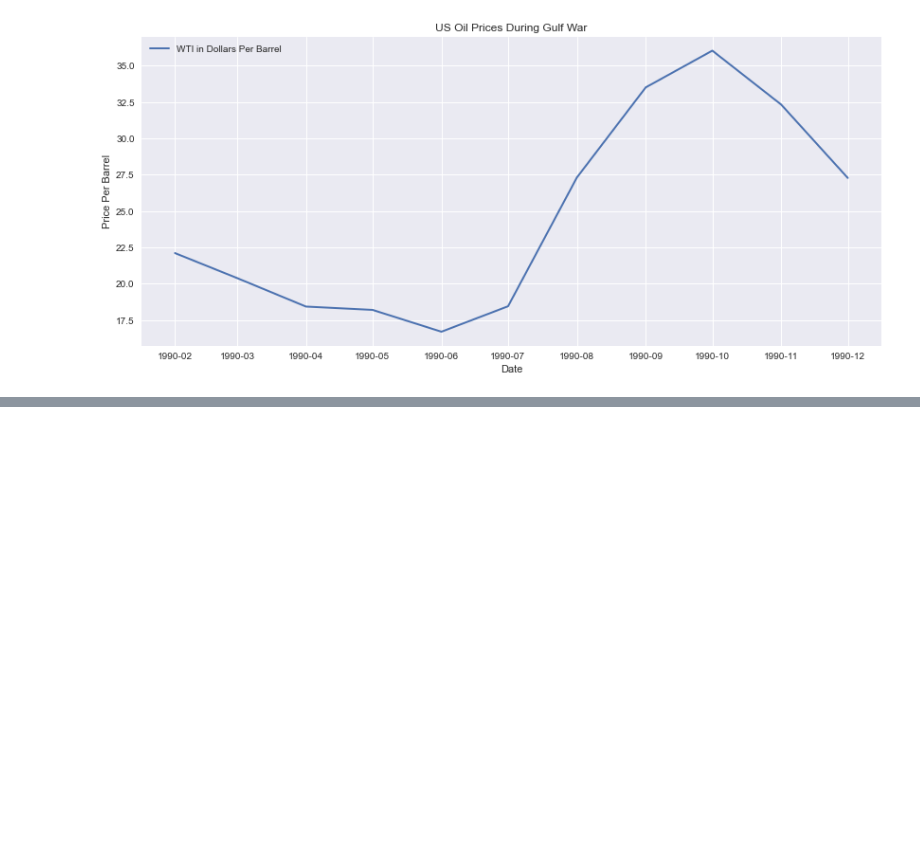
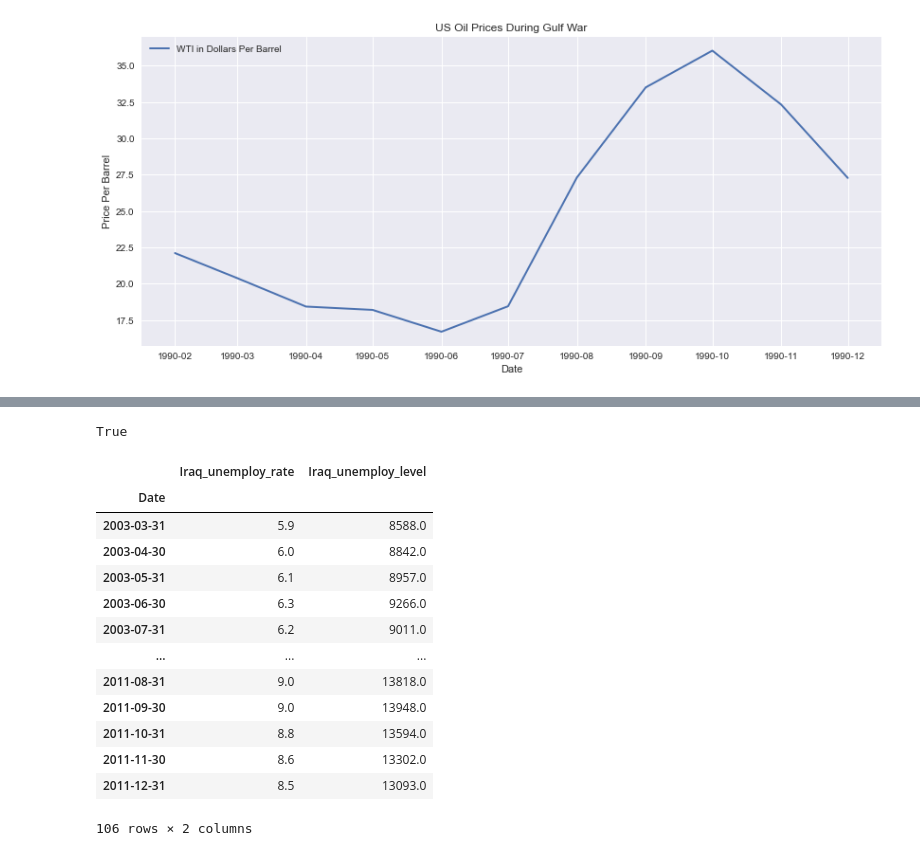
Before and after one commit to lrb924/Collateral_Damage, a Jupyter notebook: darius.ipynb, the cells around one changed output, grey strips where cells are left out. Saved outputs shown, nothing was run; the diff lists cells and outputs as text; code cells hidden in the pictures; blank space fills up the shorter version.

```diff
--- a/darius.ipynb
+++ b/darius.ipynb
@@ -146,0 +147,5 @@ plot_graph(iraq_oil, title="US Oil Prices During War in Iraq", y_label="Price Pe
+# %%
+# Load .env environment variables
+load_dotenv()
+# %% [output]
+True
@@ -146,0 +158,23 @@ plot_graph(iraq_oil, title="US Oil Prices During War in Iraq", y_label="Price Pe
+# %%
+# Get unemployment data during the war in Iraq
+
+iraq_unemp_df = quandl.get(["FRED/UNRATE", "FRED/UNEMPLOY"], trim_start = "2003-03-1", trim_end="2011-12-15", collapse = 'monthly')
+iraq_unemp_df.columns = ['Iraq_unemploy_rate', 'Iraq_unemploy_level']
+
+
+iraq_unemp_df
+# %% [output]
+|  | Iraq_unemploy_rate | Iraq_unemploy_level |
+| Date |  |  |
+| 2003-03-31 | 5.9 | 8588.0 |
+| 2003-04-30 | 6.0 | 8842.0 |
+| 2003-05-31 | 6.1 | 8957.0 |
+| 2003-06-30 | 6.3 | 9266.0 |
+| 2003-07-31 | 6.2 | 9011.0 |
+| ... | ... | ... |
+| 2011-08-31 | 9.0 | 13818.0 |
+| 2011-09-30 | 9.0 | 13948.0 |
+| 2011-10-31 | 8.8 | 13594.0 |
+| 2011-11-30 | 8.6 | 13302.0 |
+| 2011-12-31 | 8.5 | 13093.0 |
+106 rows × 2 columns
```
Also changed, not shown: parts of 5 cells of this notebook.
